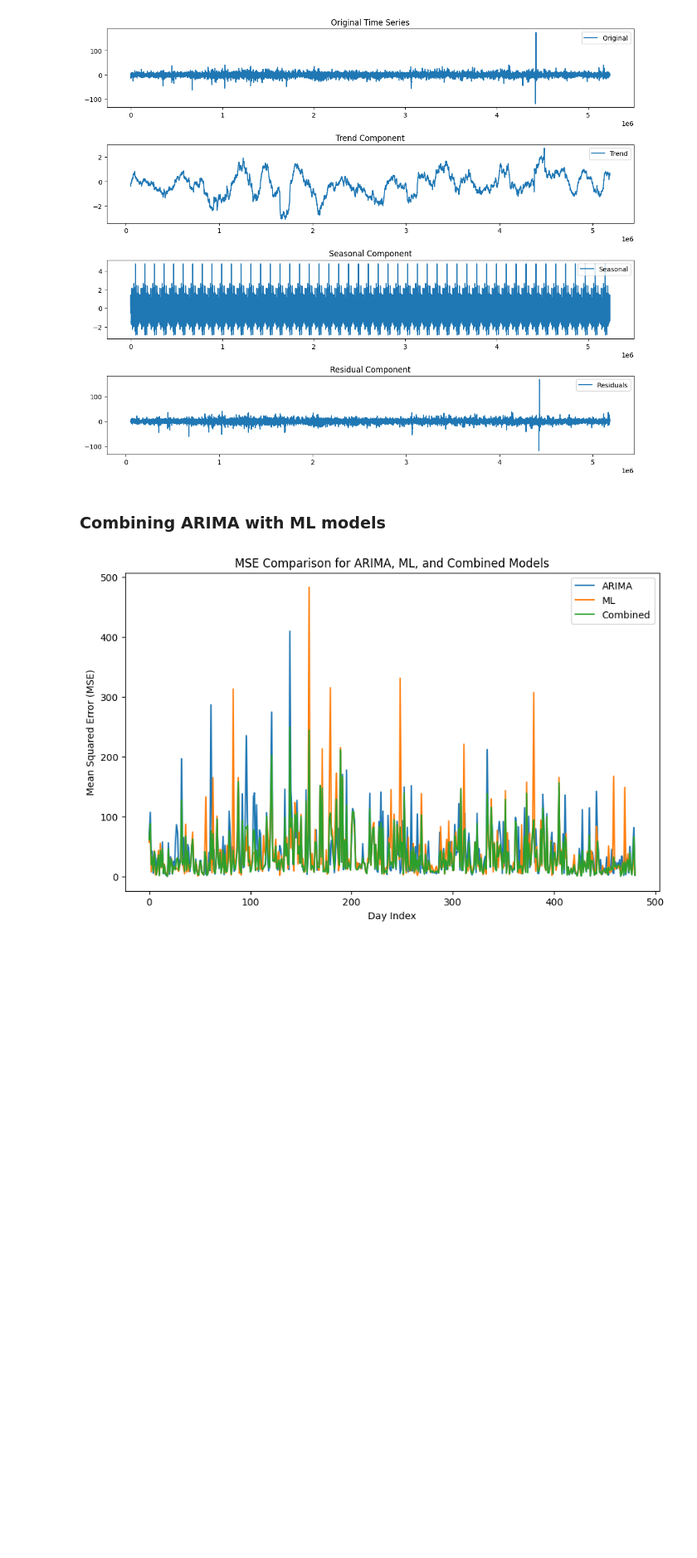
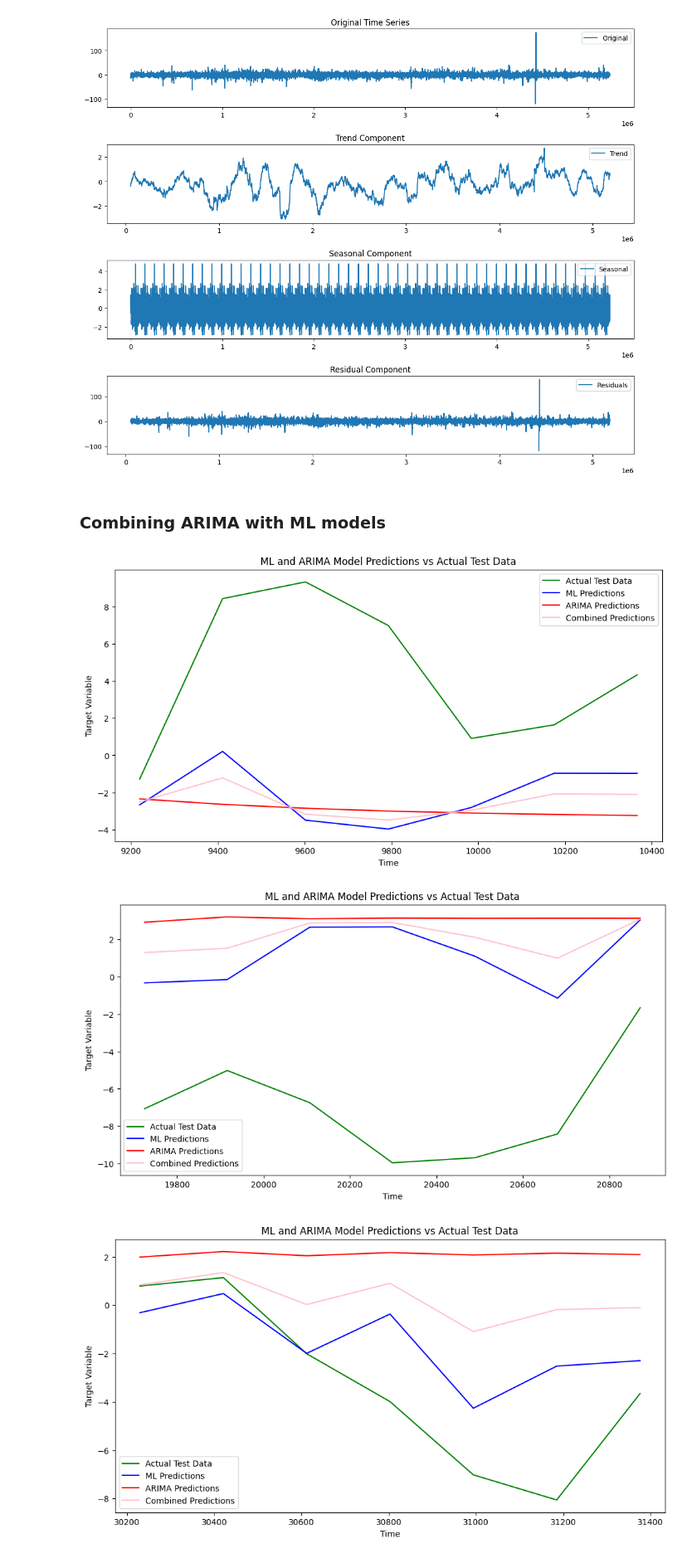
Before and after one commit to UNT-CSCE-Projects/US_stock_market_prediction, a Jupyter notebook: Optiver_stock_closing_price.ipynb, the cells around one changed output. Shown at 83% size. Saved outputs shown, nothing was run; the diff lists cells and outputs as text; code cells hidden in the pictures; blank space fills up the shorter version.

```diff
--- a/Optiver_stock_closing_price.ipynb
+++ b/Optiver_stock_closing_price.ipynb
@@ -642,6 +642,11 @@ from statsmodels.tsa.arima.model import ARIMA
 from sklearn.ensemble import RandomForestRegressor
 from sklearn.metrics import mean_squared_error
 
+import statsmodels.api as sm
+import matplotlib.pyplot as plt
+import pandas as pd
+
+
 def train_and_predict_arima(train_data, test_data, order):
     # Train ARIMA model
     arima_model = ARIMA(train_data, order=order)
@@ -649,6 +654,7 @@ def train_and_predict_arima(train_data, test_data, order):
 
     # Make predictions
     arima_predictions = arima_fit.forecast(steps=len(test_data))
+
 
     return arima_predictions
 
@@ -662,12 +668,17 @@ def train_and_predict_ml(train_features, train_target, test_features):
 
     return ml_predictions
 
-# Assuming 'data' is your DataFrame with 'date_id', 'seconds_in_bucket', and 'target' columns
+data = stock_52
+
 predictions_df = pd.DataFrame(columns=['date_id', 'combined_prediction'])
 mse_arima_list, mse_ml_list, mse_combined_list = [], [], []
 
 # Loop over each unique date_id
 for date_id in data['date_id'].unique():
+
+    if date_id >10:
+      break
+
     # Subset data for the current date_id
     subset = data[data['date_id'] == date_id]
 
@@ -678,6 +689,7 @@ for date_id in data['date_id'].unique():
     # Train ARIMA model and get predictions
     arima_predictions = train_and_predict_arima(train['target'], test, order=(p, d, q))
     # print("ARIMA predications:", arima_predictions)
+
 
     # Train machine learning model and get predictions
     features = ['stock_id', 'seconds_in_bucket', 'imbalance_size',
@@ -697,31 +709,47 @@ for date_id in data['date_id'].unique():
     # Store the combined predictions in the DataFrame
     predictions_df = predictions_df.append(pd.DataFrame({'date_id': [date_id] * len(test), 'combined_prediction': combined_predictions}, index=test.index))
 
     # print( mean_squared_error(test['target'], arima_predictions),
     #       mean_squared_error(test['target'], ml_predictions),
     #        mean_squared_error(test['target'], combined_predictions))
 
      # Calculate MSE for each model
     mse_arima = mean_squared_error(test['target'], arima_predictions)
     mse_ml = mean_squared_error(test['target'], ml_predictions)
     mse_combined = mean_squared_error(test['target'], combined_predictions)
 
+    plt.figure(figsize=(12, 6))
+    plt.plot(test['target'], label='Actual Test Data', color='green')
+    plt.plot(test.index, ml_predictions, label='ML Predictions', color='blue')
+    plt.plot(test.index, arima_predictions, label='ARIMA Predictions', color='red')
+    plt.plot(test.index, combined_predictions, label='Combined Predictions', color='pink')
+
+    plt.title('ML and ARIMA Model Predictions vs Actual Test Data')
+    plt.xlabel('Time')
+    plt.ylabel('Target Variable')
+    plt.legend()
+    plt.show()
+
     mse_arima_list.append(mse_arima)
     mse_ml_list.append(mse_ml)
     mse_combined_list.append(mse_combined)
+
+
 
 # Plot line graph for the three MSE scores
 plt.figure(figsize=(10, 6))
 plt.plot(mse_arima_list, label='ARIMA')
 plt.plot(mse_ml_list, label='ML')
 plt.plot(mse_combined_list, label='Combined')
 plt.xlabel('Day Index')
 plt.ylabel('Mean Squared Error (MSE)')
 plt.title('MSE Comparison for ARIMA, ML, and Combined Models')
 plt.legend()
 plt.show()
 
 # Reset the warning filters
 warnings.resetwarnings()
 # %% [output]
-[figure, old version]
+[figure, new version]
+[figure, added]
+[figure, added]
```
Also changed, not shown: parts of 19 cells of this notebook.
